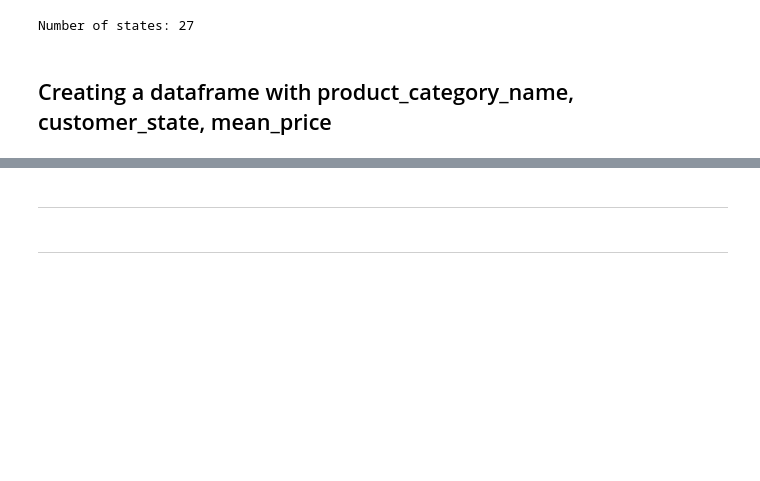
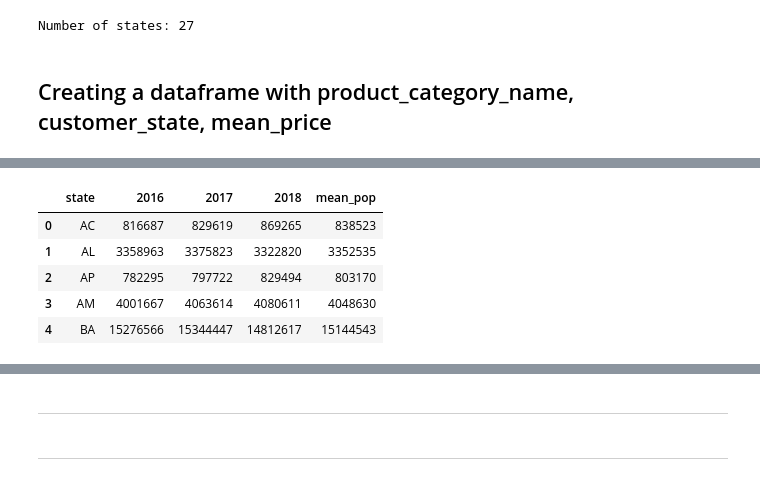
Before and after one commit to maralosil/network-science, a Jupyter notebook: brazil_sales_marketplace_olist.ipynb, the cells around one changed output, grey strips where cells are left out. Cells and saved outputs as stored; diff of their text form; code cells hidden in the pictures; blank space fills up the shorter version.

```diff
--- a/brazil_sales_marketplace_olist.ipynb
+++ b/brazil_sales_marketplace_olist.ipynb
@@ -294,0 +313,11 @@ final_dataframe
+# %%
+population['mean_pop'] = population.mean(axis = 1)
+population['mean_pop'] = population['mean_pop'].apply(lambda x : int(x))
+population.head()
+# %% [output]
+|  | state | 2016 | 2017 | 2018 | mean_pop |
+| 0 | AC | 816687 | 829619 | 869265 | 838523 |
+| 1 | AL | 3358963 | 3375823 | 3322820 | 3352535 |
+| 2 | AP | 782295 | 797722 | 829494 | 803170 |
+| 3 | AM | 4001667 | 4063614 | 4080611 | 4048630 |
+| 4 | BA | 15276566 | 15344447 | 14812617 | 15144543 |
```
Also changed, not shown: parts of 9 cells of this notebook, 1 other file.
